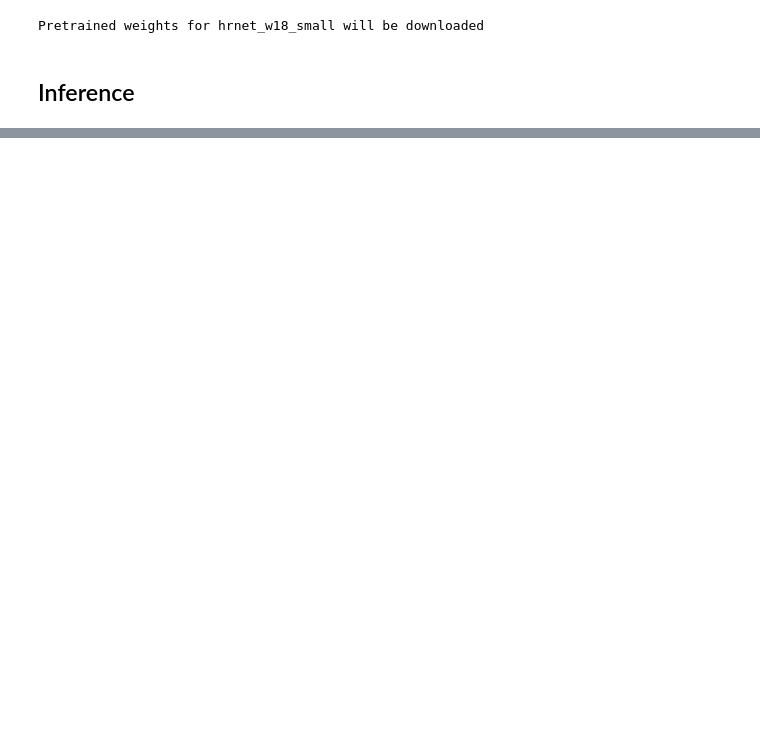
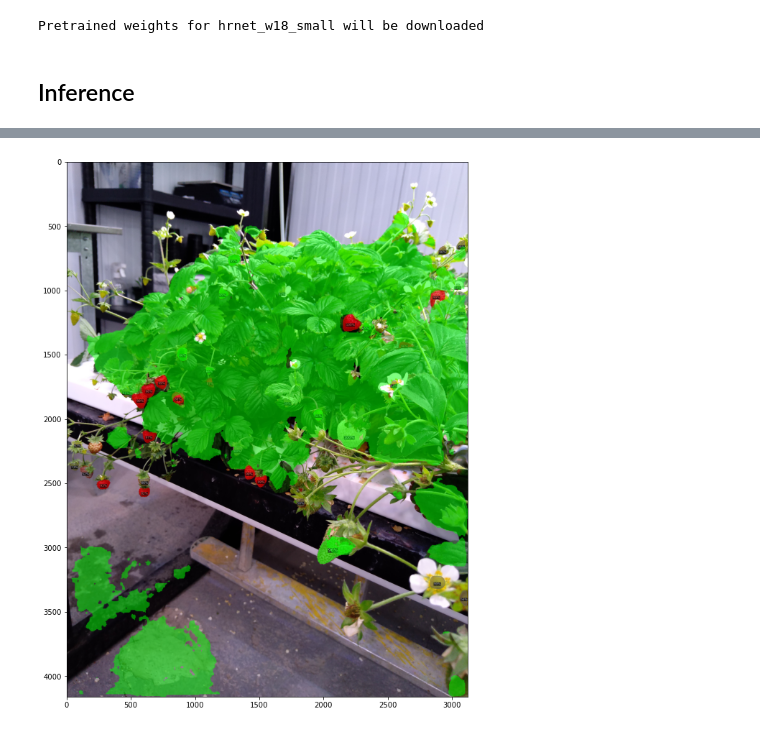
Before and after one commit to eora-ai/torchok, a Jupyter notebook: notebooks/Eval.ipynb, the cells around one changed output, grey strips where cells are left out. Cells and saved outputs as stored; diff of their text form; code cells hidden in the pictures; blank space fills up the shorter version.

```diff
--- a/notebooks/Eval.ipynb
+++ b/notebooks/Eval.ipynb
@@ -135,0 +166,12 @@ for i in range(n_imgs):
+# %%
+img = cv2.imread("IMG_20210409_145519 (2).jpg")[..., ::-1]
+pred = infer(img)
+# Resize mask to initial size
+pred = cv2.resize(pred, img.shape[:2][::-1], interpolation=cv2.INTER_NEAREST)
+overlay = img.copy()
+overlay[pred > 0] = [0, 255, 0]
+res = cv2.addWeighted(img, 0.5, overlay, 0.5, 1.)
+cv2.imwrite("tmp.jpg", res[..., ::-1])
+imshow(res);
+# %% [output]
+[figure, added]
```
Also changed, not shown: parts of 11 cells of this notebook, 2 other files.
